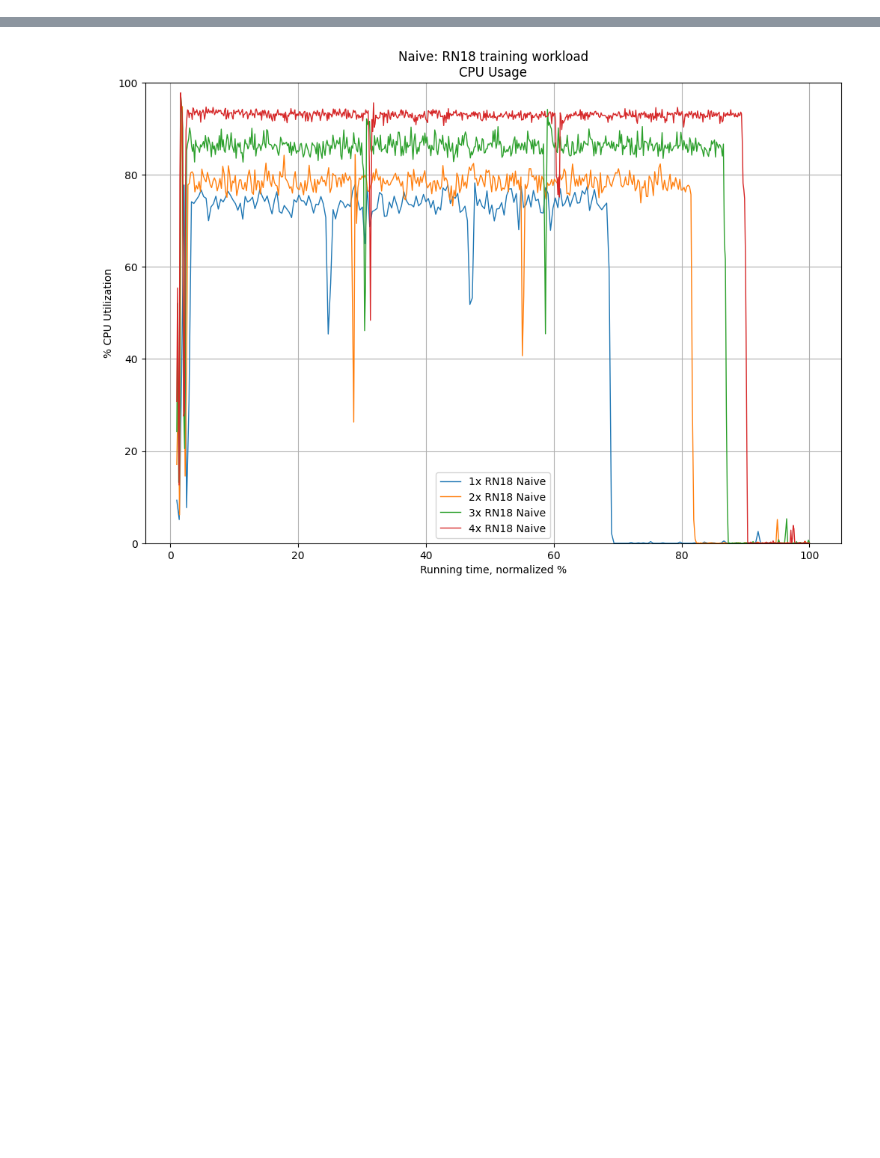
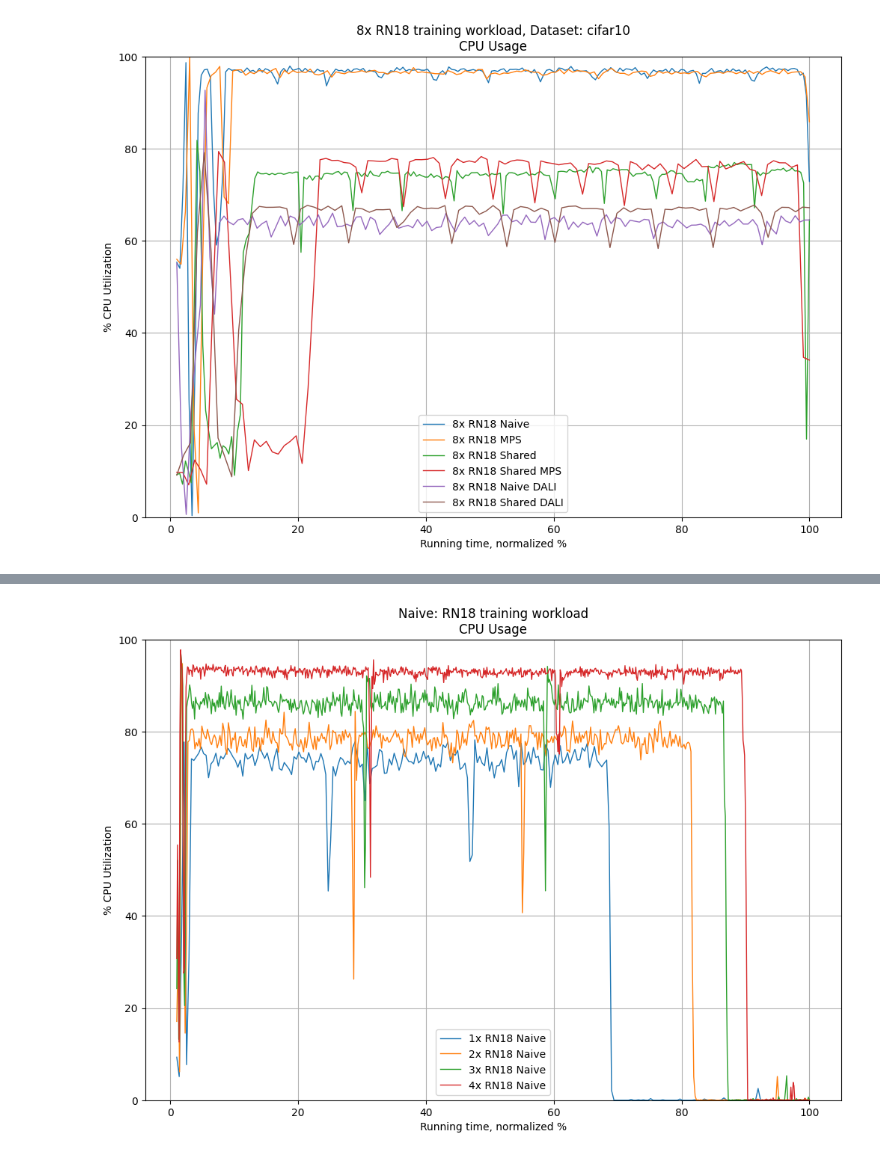
Before and after one commit to neilkimn/thesis, a Jupyter notebook: notebooks/dgx_training_comparisons_same_models.ipynb, the cells around one changed output, grey strips where cells are left out. Drawn from its saved outputs; the diff is of its cells as text; code cells hidden in the pictures; blank space fills up the shorter version.

```diff
--- a/notebooks/dgx_training_comparisons_same_models.ipynb
+++ b/notebooks/dgx_training_comparisons_same_models.ipynb
@@ -271,0 +422,38 @@ plt.show()
+# %%
+idx = [i for i in range(0,41,8)]
+idx = [i+7 for i in idx]
+
+paths = [
+    train_path / model_name / f"pid_{trace_pids[idx[0]]}_cpu.out",
+    train_path / model_name / f"pid_{trace_pids[idx[1]]}_cpu.out",
+    train_mul_path / f"pid_{trace_pids[idx[2]]}_cpu.out",
+    train_mul_path / f"pid_{trace_pids[idx[3]]}_cpu.out",
+    train_path / model_name / f"pid_{trace_pids[idx[4]]}_cpu.out",
+    train_mul_path / f"pid_{trace_pids[idx[5]]}_cpu.out"
+]
+
+logs = [
+    train_path / model_name / f"{naive_model_path_prefix}_{pids[idx[0]]}.csv",
+    train_path / model_name / f"{naive_model_path_prefix}_{pids[idx[1]]}.csv",
+    train_mul_path / f"{shared_model_path_prefix}_{pids[idx[2]]}.csv",
+    train_mul_path / f"{shared_model_path_prefix}_{pids[idx[3]]}.csv",
+    train_path / model_name / f"{naive_model_path_prefix}_{pids[idx[4]]}.csv",
+    train_mul_path / f"{shared_model_path_prefix}_{pids[idx[5]]}.csv",
+]
+
+suptitles = [
+    "8x RN18 Naive",
+    "8x RN18 MPS",
+    "8x RN18 Shared",
+    "8x RN18 Shared MPS",
+    "8x RN18 Naive DALI",
+    "8x RN18 Shared DALI",
+]
+title = f"8x RN18 training workload, Dataset: {DATASET}"
+
+dfs = [create_plottable_df(path, logs[idx]) for idx, path in enumerate(paths)]
+
+#plot_dfs(dfs, title, suptitles, "%iowait")
+plot_dfs(dfs, title, suptitles, "%usr", True)
+# %% [output]
+[figure, added]
```
Also changed, not shown: parts of 21 cells of this notebook, 23 other files.
